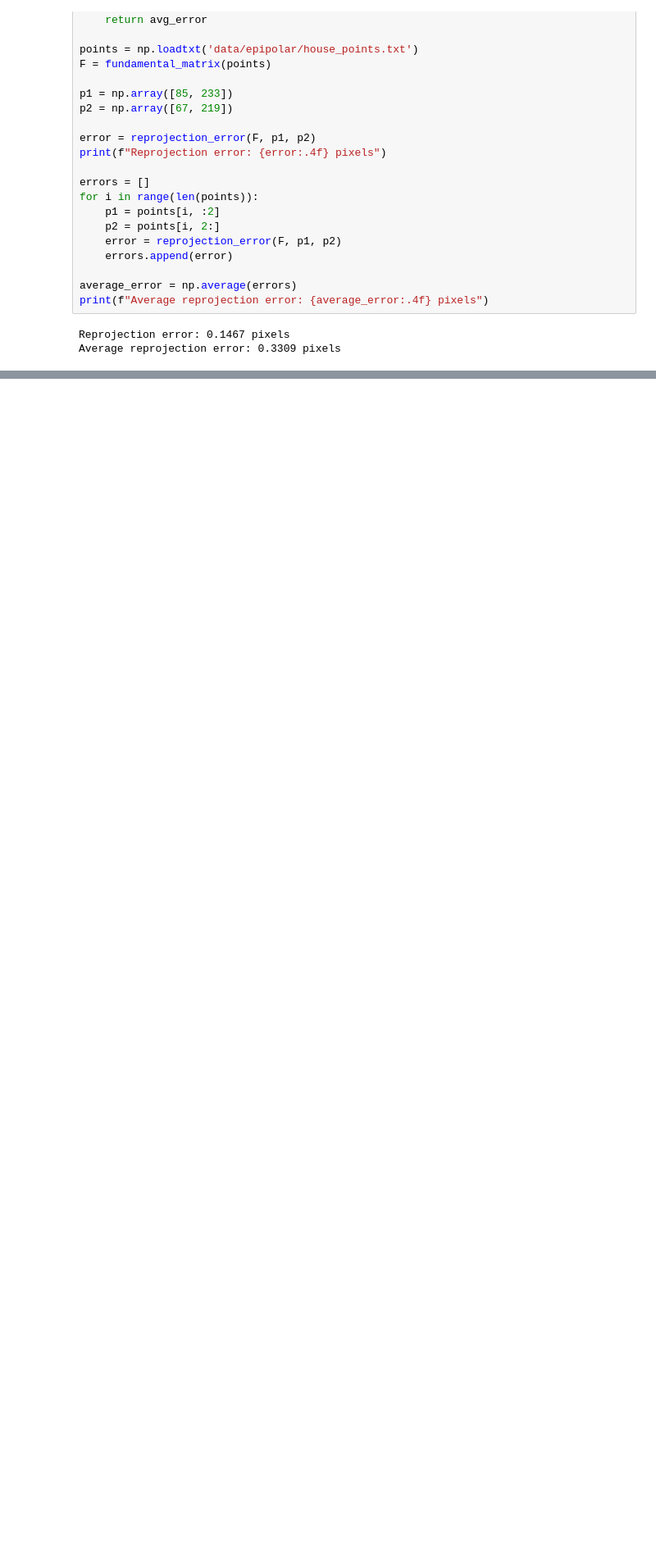
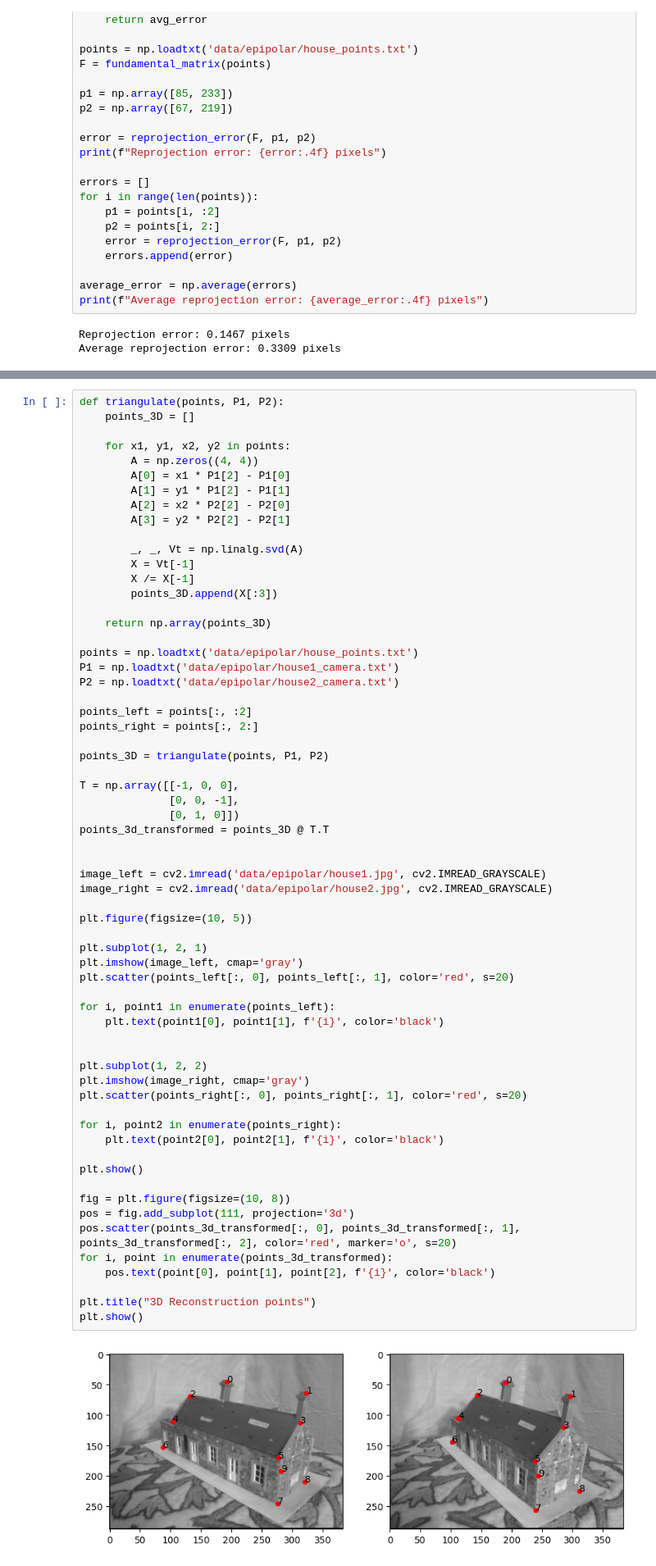
Before and after one commit to Aljaz200/Machine-Perception, a Jupyter notebook: assignment_5/Ass5.ipynb, the cells around one changed output, grey strips where cells are left out. Shown at 82% size. Drawn from its saved outputs; the diff is of its cells as text; blank space fills up the shorter version.

```diff
--- a/assignment_5/Ass5.ipynb
+++ b/assignment_5/Ass5.ipynb
@@ -196,0 +199,65 @@ Average reprojection error: 0.3309 pixels
+# %%
+def triangulate(points, P1, P2):
+    points_3D = []
+
+    for x1, y1, x2, y2 in points:
+        A = np.zeros((4, 4))
+        A[0] = x1 * P1[2] - P1[0]
+        A[1] = y1 * P1[2] - P1[1]
+        A[2] = x2 * P2[2] - P2[0]
+        A[3] = y2 * P2[2] - P2[1]
+
+        _, _, Vt = np.linalg.svd(A)
+        X = Vt[-1]
+        X /= X[-1]
+        points_3D.append(X[:3])
+
+    return np.array(points_3D)
+
+points = np.loadtxt('data/epipolar/house_points.txt')
+P1 = np.loadtxt('data/epipolar/house1_camera.txt')
+P2 = np.loadtxt('data/epipolar/house2_camera.txt')
+
+points_left = points[:, :2]
+points_right = points[:, 2:]
+
+points_3D = triangulate(points, P1, P2)
+
+T = np.array([[-1, 0, 0],
+              [0, 0, -1],
+              [0, 1, 0]])
+points_3d_transformed = points_3D @ T.T
+
+
+image_left = cv2.imread('data/epipolar/house1.jpg', cv2.IMREAD_GRAYSCALE)
+image_right = cv2.imread('data/epipolar/house2.jpg', cv2.IMREAD_GRAYSCALE)
+
+plt.figure(figsize=(10, 5))
+
+plt.subplot(1, 2, 1)
+plt.imshow(image_left, cmap='gray')
+plt.scatter(points_left[:, 0], points_left[:, 1], color='red', s=20)
+
+for i, point1 in enumerate(points_left):
+    plt.text(point1[0], point1[1], f'{i}', color='black')
+
+
+plt.subplot(1, 2, 2)
+plt.imshow(image_right, cmap='gray')
+plt.scatter(points_right[:, 0], points_right[:, 1], color='red', s=20)
+
+for i, point2 in enumerate(points_right):
+    plt.text(point2[0], point2[1], f'{i}', color='black')
+
+plt.show()
+
+fig = plt.figure(figsize=(10, 8))
+pos = fig.add_subplot(111, projection='3d')
+pos.scatter(points_3d_transformed[:, 0], points_3d_transformed[:, 1], points_3d_transformed[:, 2], color='red', marker='o', s=20)
+for i, point in enumerate(points_3d_transformed):
+    pos.text(point[0], point[1], point[2], f'{i}', color='black')
+
+plt.title("3D Reconstruction points")
+plt.show()
+# %% [output]
+[figure, added]
```
Also changed, not shown: parts of 2 cells of this notebook.
